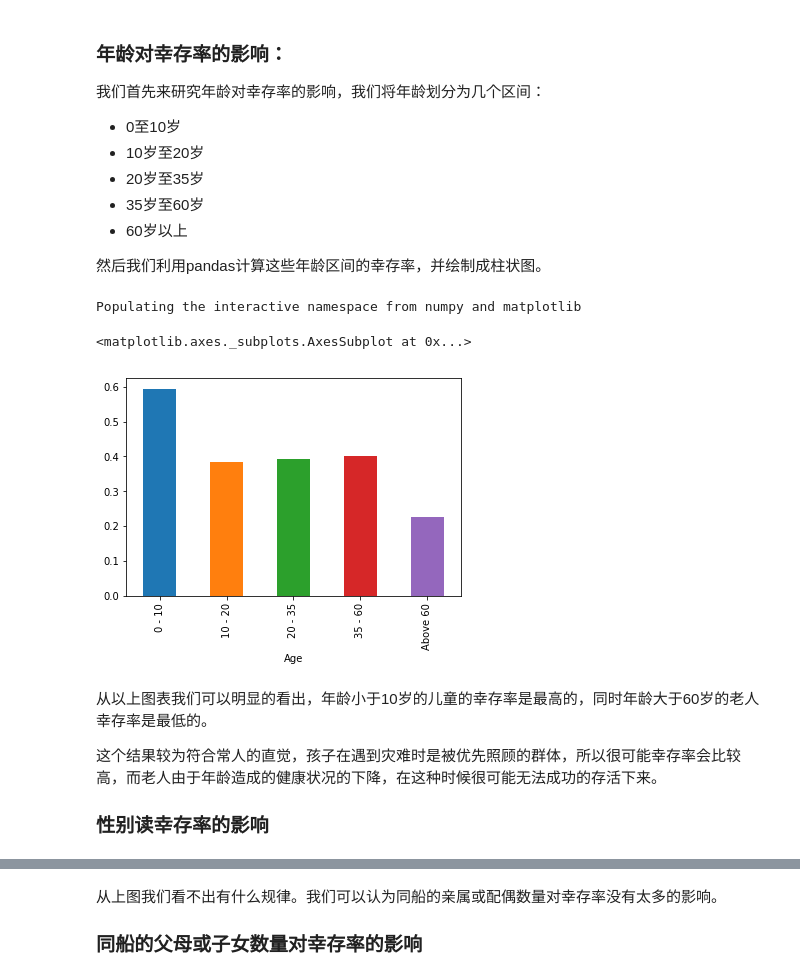
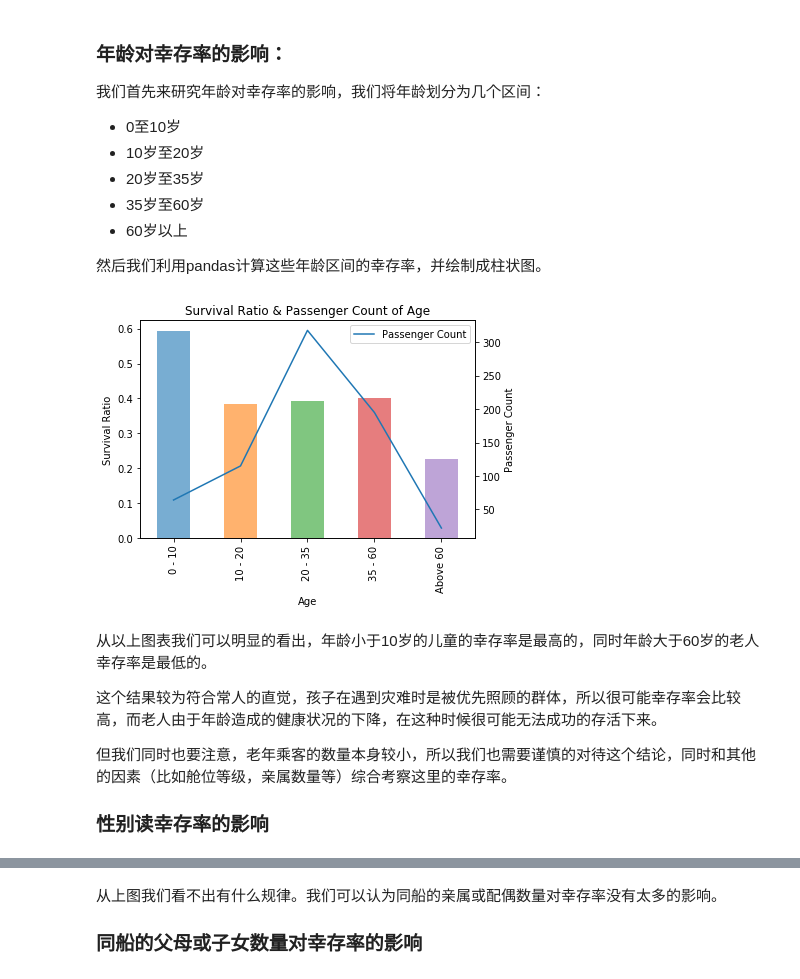
Before and after one commit to LightKool/udacity, a Jupyter notebook: MLS/P04/Investigate Titanic Data.ipynb, the cells around one changed output, grey strips where cells are left out. Cells and saved outputs as stored; diff of their text form; code cells hidden in the pictures.

```diff
--- a/MLS/P04/Investigate Titanic Data.ipynb
+++ b/MLS/P04/Investigate Titanic Data.ipynb
@@ -51,0 +41,28 @@ def calculate_survival_ratio(survived):
+# %%
+import math
+import pandas as pd
+
+%pylab inline
+
+# read data from csv file
+titanic_data = pd.read_csv('titanic-data.csv')
+
+def show_survival_ratio_passenger_count_plot(data, column):
+    """This function renders the plot showing survival ratio and passenger count against the column.
+    """
+    # create the grouped DataFrame
+    group = data[['Survived', column]].groupby(column)
+
+    # render the bar chart of survival ratio
+    fig, ax1 = plt.subplots()
+    group['Survived'].mean().plot(kind='bar', alpha=0.6, ax=ax1)
+    ax1.set_ylabel('Survival Ratio')
+
+    # render the line chart of passenger count
+    ax2 = ax1.twinx()
+    group.size().plot(ax=ax2, label='Passenger Count', use_index=False)
+    ax2.set_ylabel('Passenger Count')
+    ax2.legend(loc='upper right')
+
+    # set the title of the plot
+    plt.title('Survival Ratio & Passenger Count of %s' % column)
@@ -86,13 +83,19 @@ def survival_ratio_by_age(data):
-# %%
-%pylab inline
-survival_ratio_by_age(titanic_data).plot(kind='bar')
-# %% [output]
-Populating the interactive namespace from numpy and matplotlib
-<matplotlib.axes._subplots.AxesSubplot at 0x...>
-[figure, removed]
+# %%
+# only need to columns for this analysis and drop data of which age is invalid
+survived_by_age = titanic_data[['Survived', 'Age']].dropna(subset=['Age'])
+# divide age into groups
+bins = [0, 10, 20, 35, 60, 100]
+labels = ['0 - 10', '10 - 20', '20 - 35', '35 - 60', 'Above 60']
+survived_by_age['Age'] = pd.cut(survived_by_age['Age'], bins=bins, labels=labels)
+# render the plot of Age
+show_survival_ratio_passenger_count_plot(survived_by_age, 'Age')
+# %% [output]
+[figure, added]
 # %% [markdown]
 从以上图表我们可以明显的看出，年龄小于10岁的儿童的幸存率是最高的，同时年龄大于60岁的老人幸存率是最低的。
 
 这个结果较为符合常人的直觉，孩子在遇到灾难时是被优先照顾的群体，所以很可能幸存率会比较高，而老人由于年龄造成的健康状况的下降，在这种时候很可能无法成功的存活下来。
 
+但我们同时也要注意，老年乘客的数量本身较小，所以我们也需要谨慎的对待这个结论，同时和其他的因素（比如舱位等级，亲属数量等）综合考察这里的幸存率。
+
 ### 性别读幸存率的影响
```
Also changed, not shown: parts of 21 cells of this notebook, 1 other file.
